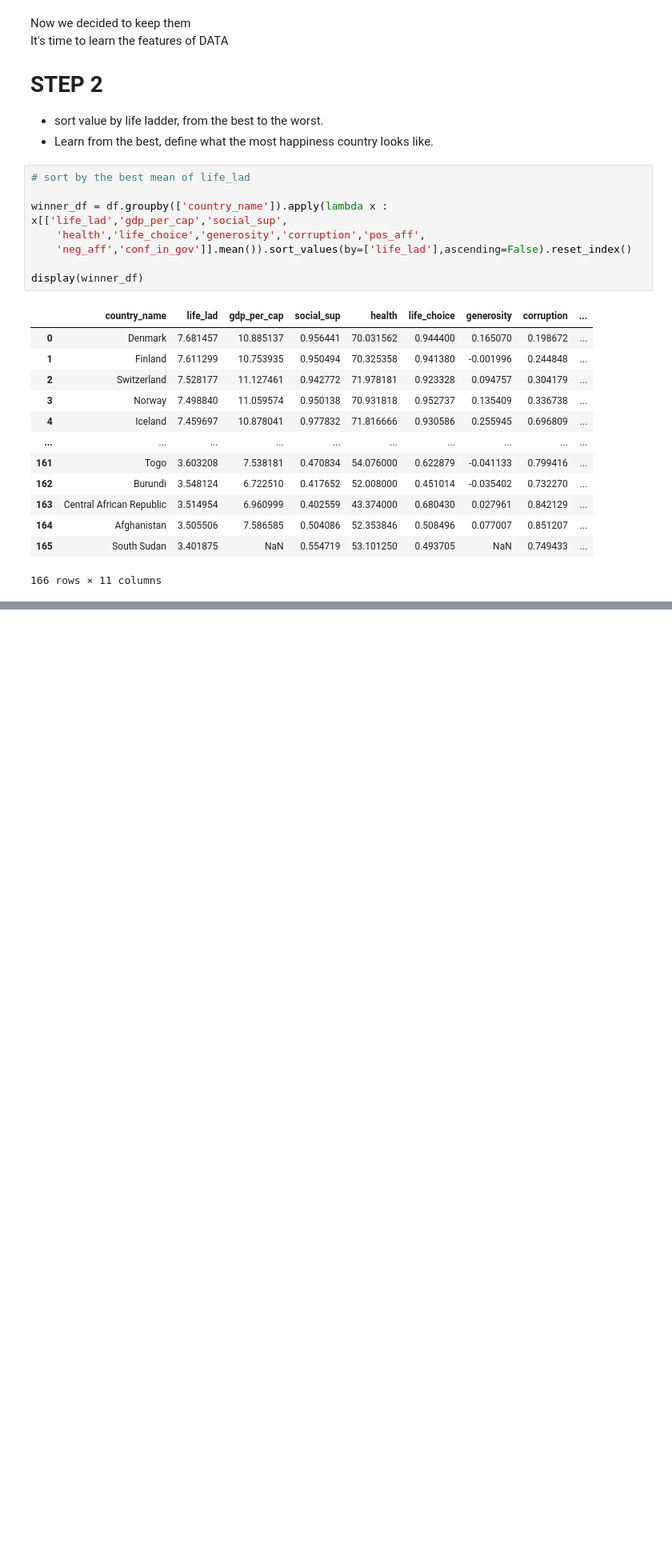
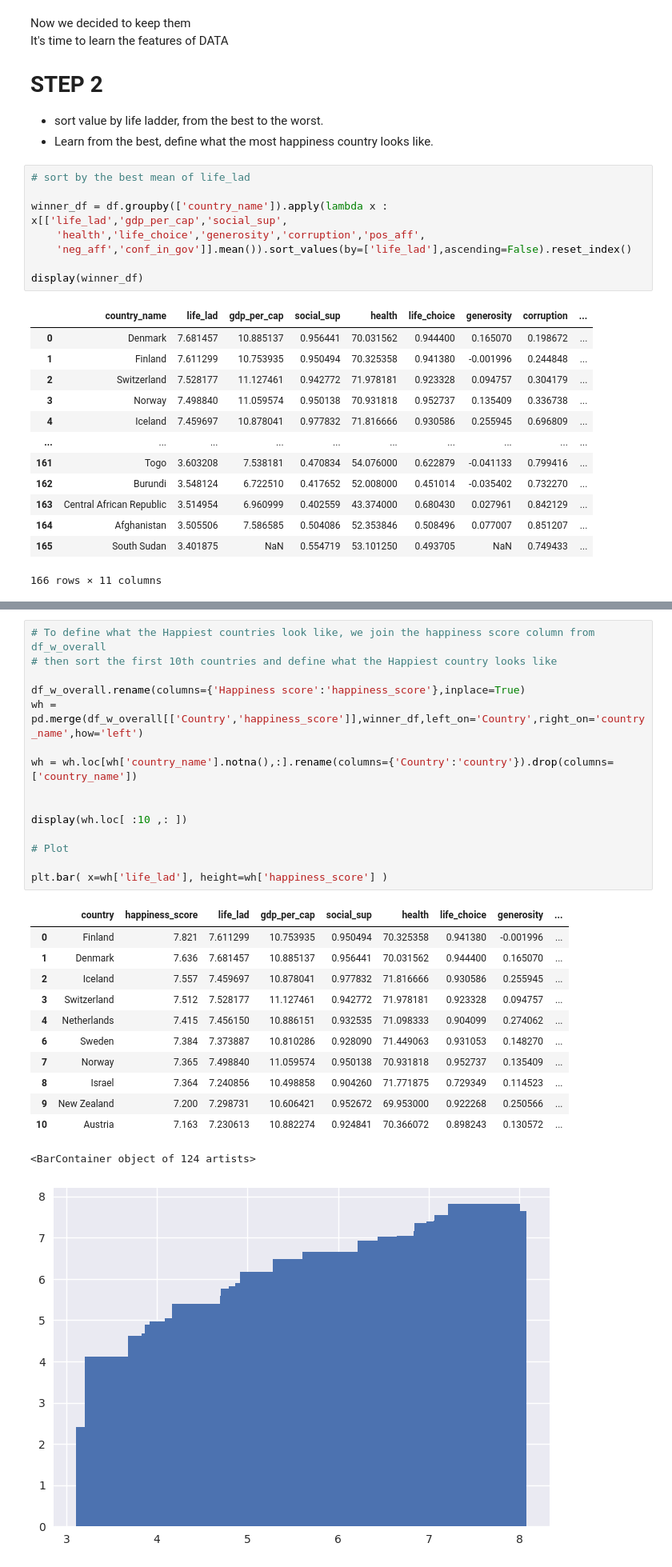
Before and after one commit to HikariJadeEmpire/TH_WLRD_Happiness_Project, a Jupyter notebook: WH_CodeSpace.ipynb, the cells around one changed output, grey strips where cells are left out. Shown at 80% size. Cells and saved outputs as stored; diff of their text form; blank space fills up the shorter version.

```diff
--- a/WH_CodeSpace.ipynb
+++ b/WH_CodeSpace.ipynb
@@ -198,0 +207,29 @@ display(winner_df)
+# %%
+# To define what the Happiest countries look like, we join the happiness score column from df_w_overall
+# then sort the first 10th countries and define what the Happiest country looks like
+
+df_w_overall.rename(columns={'Happiness score':'happiness_score'},inplace=True)
+wh = pd.merge(df_w_overall[['Country','happiness_score']],winner_df,left_on='Country',right_on='country_name',how='left')
+
+wh = wh.loc[wh['country_name'].notna(),:].rename(columns={'Country':'country'}).drop(columns=['country_name'])
+
+
+display(wh.loc[ :10 ,: ])
+
+# Plot
+
+plt.bar( x=wh['life_lad'], height=wh['happiness_score'] )
+# %% [output]
+|  | country | happiness_score | life_lad | gdp_per_cap | social_sup | health | life_choice | generosity | ... |
+| 0 | Finland | 7.821 | 7.611299 | 10.753935 | 0.950494 | 70.325358 | 0.941380 | -0.001996 | ... |
+| 1 | Denmark | 7.636 | 7.681457 | 10.885137 | 0.956441 | 70.031562 | 0.944400 | 0.165070 | ... |
+| 2 | Iceland | 7.557 | 7.459697 | 10.878041 | 0.977832 | 71.816666 | 0.930586 | 0.255945 | ... |
+| 3 | Switzerland | 7.512 | 7.528177 | 11.127461 | 0.942772 | 71.978181 | 0.923328 | 0.094757 | ... |
+| 4 | Netherlands | 7.415 | 7.456150 | 10.886151 | 0.932535 | 71.098333 | 0.904099 | 0.274062 | ... |
+| 6 | Sweden | 7.384 | 7.373887 | 10.810286 | 0.928090 | 71.449063 | 0.931053 | 0.148270 | ... |
+| 7 | Norway | 7.365 | 7.498840 | 11.059574 | 0.950138 | 70.931818 | 0.952737 | 0.135409 | ... |
+| 8 | Israel | 7.364 | 7.240856 | 10.498858 | 0.904260 | 71.771875 | 0.729349 | 0.114523 | ... |
+| 9 | New Zealand | 7.200 | 7.298731 | 10.606421 | 0.952672 | 69.953000 | 0.922268 | 0.250566 | ... |
+| 10 | Austria | 7.163 | 7.230613 | 10.882274 | 0.924841 | 70.366072 | 0.898243 | 0.130572 | ... |
+<BarContainer object of 124 artists>
+[figure, added]
```
Also changed, not shown: parts of 1 cell of this notebook.
